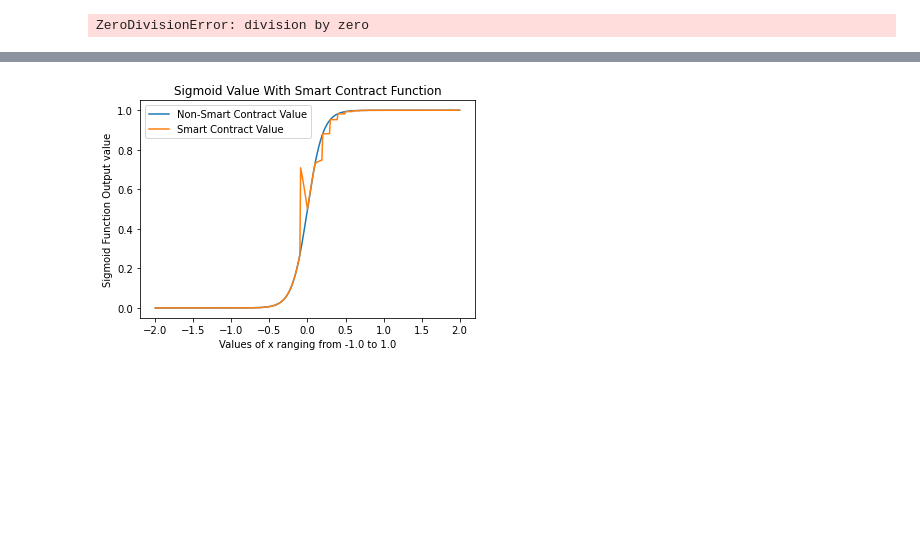
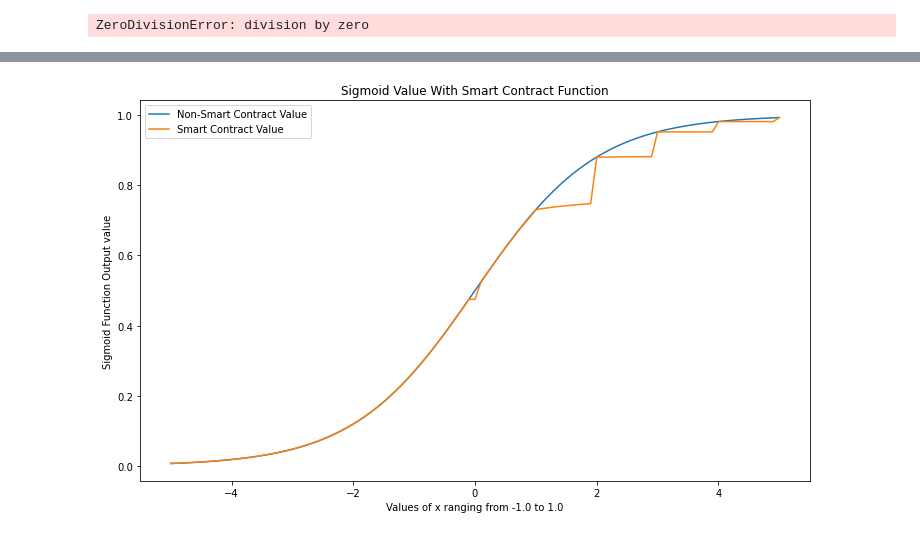
Before and after one commit to syber2020/Neural-Network-in-Smart-Contract, a Jupyter notebook: new-code/web3/web3-sigmoid-v2.ipynb, the cells around one changed output, grey strips where cells are left out. Saved outputs shown, nothing was run; the diff lists cells and outputs as text; code cells hidden in the pictures; blank space fills up the shorter version.

```diff
--- a/new-code/web3/web3-sigmoid-v2.ipynb
+++ b/new-code/web3/web3-sigmoid-v2.ipynb
@@ -54,6 +60,6 @@ def sigmoid(x,y):
     sig = 1 / (1 + math.exp(-x/y))
     return sig
 # %%
-a_list = list(range(-200, 201))
+a_list = list(range(-50, 51))
 a_val_num = np.array(a_list)
-a_val_den = np.full(401,10)
+a_val_den = np.full(101,10)
@@ -60,9 +77,9 @@ a_val_den = np.full(401,10)
 # %%
-sig_b=np.zeros(401)
+sig_b=np.zeros(101)
 for i in range(len(a_val_num)):
     sig_b[i] = sigmoid(int(a_val_num[i]),int(a_val_den[i]))
 # %%
-sig_e=np.zeros(401)
+sig_e=np.zeros(101)
 gasUse =[]
 for i in range(len(a_val_num)):
     if (a_val_num[i]<0):
@@ -77,20 +94,21 @@ for i in range(len(a_val_num)):
 # %%
 # sig_e
 # %%
-d = np.arange(-2.0, 2.01, 0.01)
+d = np.arange(-5.0, 5.1, 0.1)
 # d
 # %%
 import matplotlib.pyplot as plt
+plt.figure(figsize=(12,7))
 plt.plot(d, sig_b, label = "Non-Smart Contract Value")
 plt.plot(d, sig_e, label = "Smart Contract Value")
 plt.xlabel("Values of x ranging from -1.0 to 1.0")
 plt.ylabel("Sigmoid Function Output value")
 plt.title("Sigmoid Value With Smart Contract Function")
 plt.legend()
 # plt.savefig("sigmoid_output.pdf")
 plt.show()
 # %% [output]
-[figure, old version]
+[figure, new version]
 # %%
 plt.plot(d, gasUse, label="gas Used Per Function Call")
 plt.title("Gas Consumption per sigmoid function Calls")
```
Also changed, not shown: parts of 5 cells of this notebook, 3 other files.
